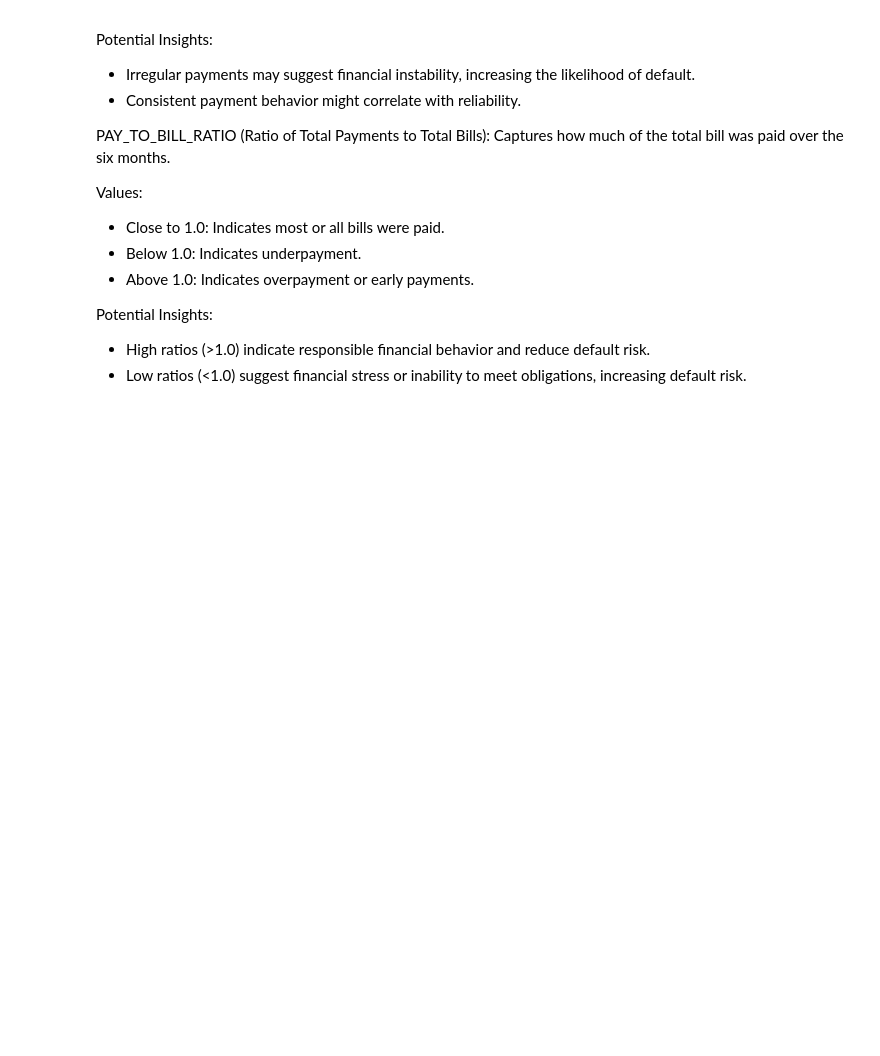
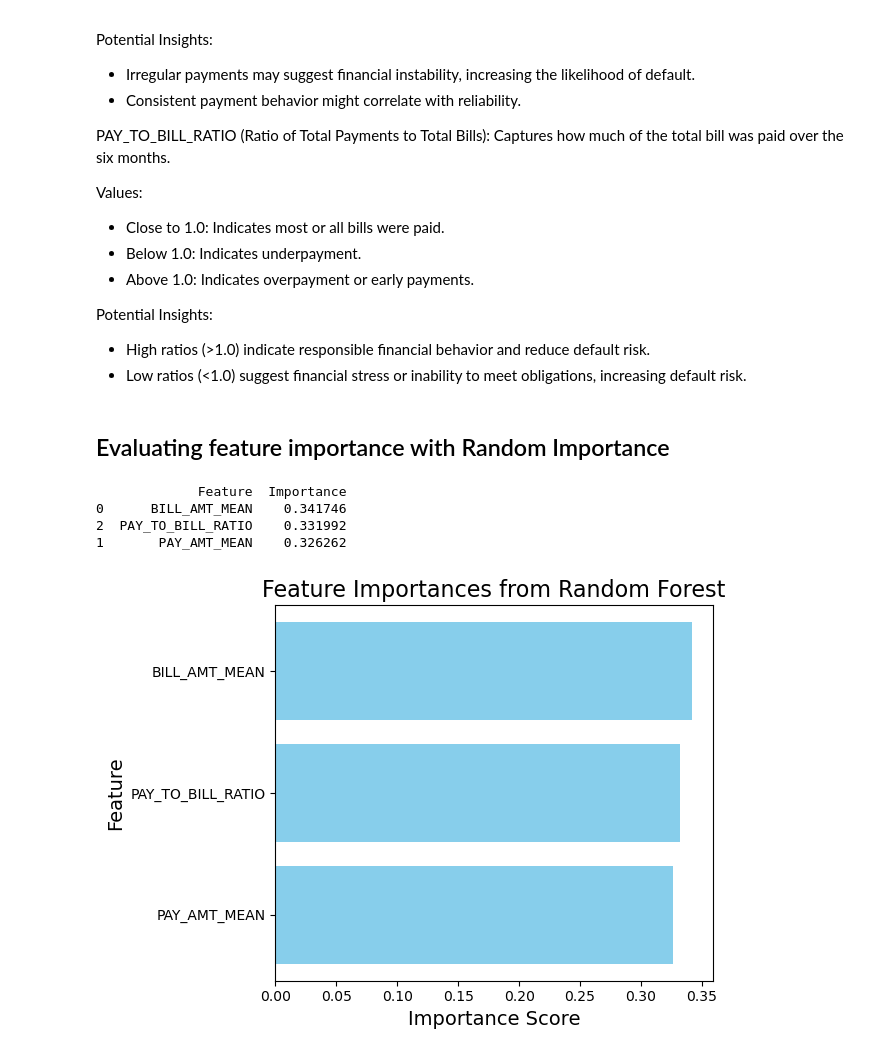
Before and after one commit to ohinson01/SDS-CP014-credit-card-default-pred, a Jupyter notebook: notebooks/Frank_Brown/Frank_Brown_Credit_Card_Prediction (1).ipynb, the cells around one changed output. Saved outputs shown, nothing was run; the diff lists cells and outputs as text; code cells hidden in the pictures; blank space fills up the shorter version.

Commit message:
Random Forest and Permutation to evaluate feature importance

```diff
--- a/notebooks/Frank_Brown/Frank_Brown_Credit_Card_Prediction (1).ipynb
+++ b/notebooks/Frank_Brown/Frank_Brown_Credit_Card_Prediction (1).ipynb
@@ -464,3 +464,48 @@ Values:
 Potential Insights:
 * High ratios (>1.0) indicate responsible financial behavior and reduce default risk.
 * Low ratios (<1.0) suggest financial stress or inability to meet obligations, increasing default risk.
+# %% [markdown]
+## Evaluating feature importance with Random Importance
+# %%
+# Analyzing aggregated features to see if they are useful for predicting defaults
+
+from sklearn.ensemble import RandomForestClassifier
+from sklearn.model_selection import train_test_split
+import matplotlib.pyplot as plt
+
+
+# Defining the features and target
+features = ['BILL_AMT_MEAN', 'PAY_AMT_MEAN', 'PAY_TO_BILL_RATIO']
+X = df[features]  # Features
+y = df['default payment next month']  # Target variable
+
+# Splitting data into training and testing sets
+X_train, X_test, y_train, y_test = train_test_split(X, y, test_size=0.3, random_state=42)
+
+# Training a Random Forest model
+rf_model = RandomForestClassifier(random_state=42)
+rf_model.fit(X_train, y_train)
+
+# Getting feature importances
+feature_importances = pd.DataFrame({
+    'Feature': features,
+    'Importance': rf_model.feature_importances_
+}).sort_values(by='Importance', ascending=False)
+
+print(feature_importances)
+#this this trains the random forest model and shows how important each feature is in predicting the target variable
+
+# Plot feature importances
+plt.barh(feature_importances['Feature'], feature_importances['Importance'], color='skyblue')
+plt.xlabel('Importance Score', fontsize=14)
+plt.ylabel('Feature', fontsize=14)
+plt.title('Feature Importances from Random Forest', fontsize=16)
+plt.gca().invert_yaxis()
+plt.tight_layout()
+plt.show()
+# %% [output]
+             Feature  Importance
+0      BILL_AMT_MEAN    0.341746
+2  PAY_TO_BILL_RATIO    0.331992
+1       PAY_AMT_MEAN    0.326262
+[figure, added]
```
Also changed, not shown: parts of 6 cells of this notebook.
